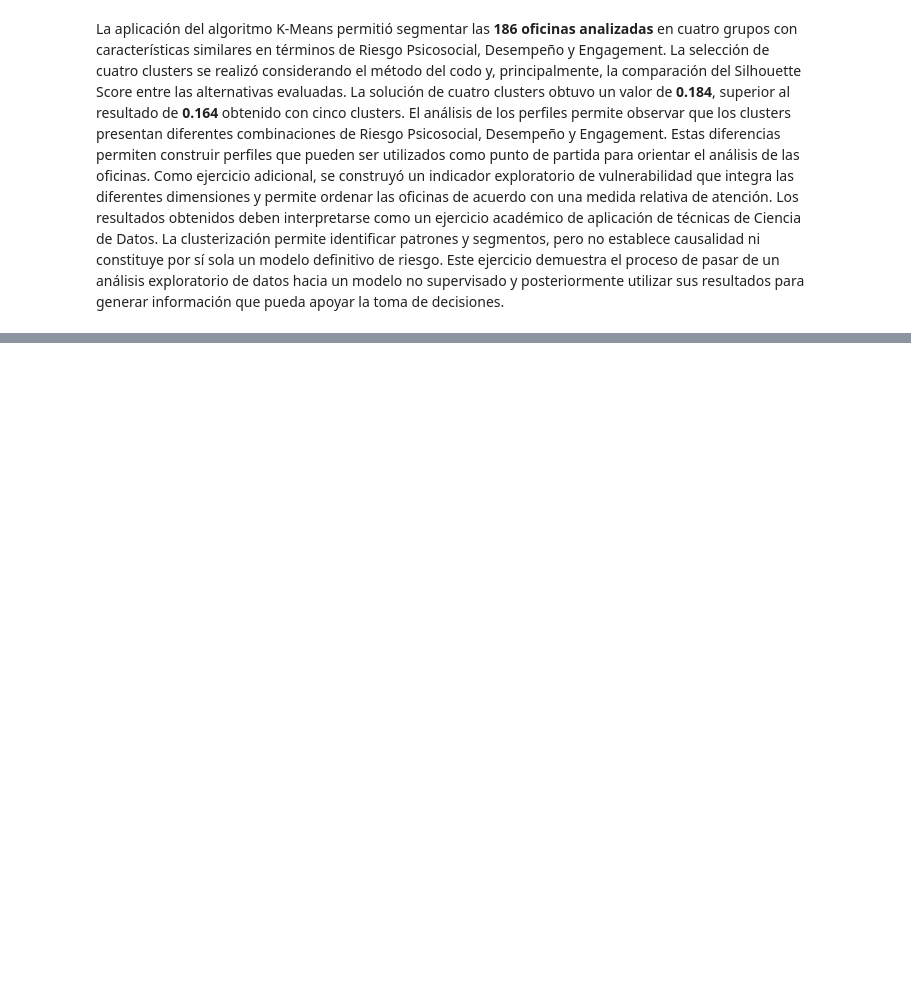
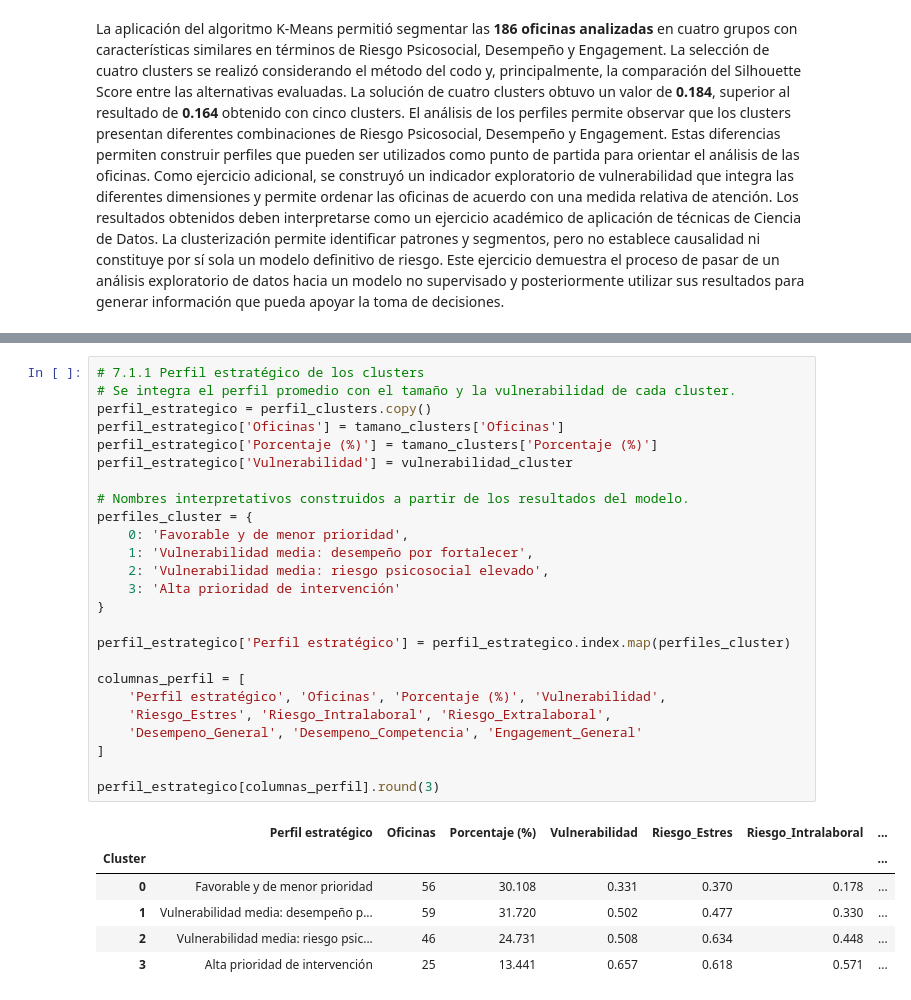
Before and after one commit to afobando94/MCD_AD_Taller1_clasificar_ofis, a Jupyter notebook: notebook/taller1_clasif_ofi_ao.ipynb, the cells around one changed output, grey strips where cells are left out. Drawn from its saved outputs; the diff is of its cells as text; blank space fills up the shorter version.

```diff
--- a/notebook/taller1_clasif_ofi_ao.ipynb
+++ b/notebook/taller1_clasif_ofi_ao.ipynb
@@ -1697,0 +1706,32 @@ La aplicación del algoritmo K-Means permitió segmentar las **186 oficinas anal
+# %%
+# 7.1.1 Perfil estratégico de los clusters
+# Se integra el perfil promedio con el tamaño y la vulnerabilidad de cada cluster.
+perfil_estrategico = perfil_clusters.copy()
+perfil_estrategico['Oficinas'] = tamano_clusters['Oficinas']
+perfil_estrategico['Porcentaje (%)'] = tamano_clusters['Porcentaje (%)']
+perfil_estrategico['Vulnerabilidad'] = vulnerabilidad_cluster
+
+# Nombres interpretativos construidos a partir de los resultados del modelo.
+perfiles_cluster = {
+    0: 'Favorable y de menor prioridad',
+    1: 'Vulnerabilidad media: desempeño por fortalecer',
+    2: 'Vulnerabilidad media: riesgo psicosocial elevado',
+    3: 'Alta prioridad de intervención'
+}
+
+perfil_estrategico['Perfil estratégico'] = perfil_estrategico.index.map(perfiles_cluster)
+
+columnas_perfil = [
+    'Perfil estratégico', 'Oficinas', 'Porcentaje (%)', 'Vulnerabilidad',
+    'Riesgo_Estres', 'Riesgo_Intralaboral', 'Riesgo_Extralaboral',
+    'Desempeno_General', 'Desempeno_Competencia', 'Engagement_General'
+]
+
+perfil_estrategico[columnas_perfil].round(3)
+# %% [output]
+|  | Perfil estratégico | Oficinas | Porcentaje (%) | Vulnerabilidad | Riesgo_Estres | Riesgo_Intralaboral | ... |
+| Cluster |  |  |  |  |  |  | ... |
+| 0 | Favorable y de menor prioridad | 56 | 30.108 | 0.331 | 0.370 | 0.178 | ... |
+| 1 | Vulnerabilidad media: desempeño p... | 59 | 31.720 | 0.502 | 0.477 | 0.330 | ... |
+| 2 | Vulnerabilidad media: riesgo psic... | 46 | 24.731 | 0.508 | 0.634 | 0.448 | ... |
+| 3 | Alta prioridad de intervención | 25 | 13.441 | 0.657 | 0.618 | 0.571 | ... |
```
Also changed, not shown: parts of 22 cells of this notebook, 1 other file.
